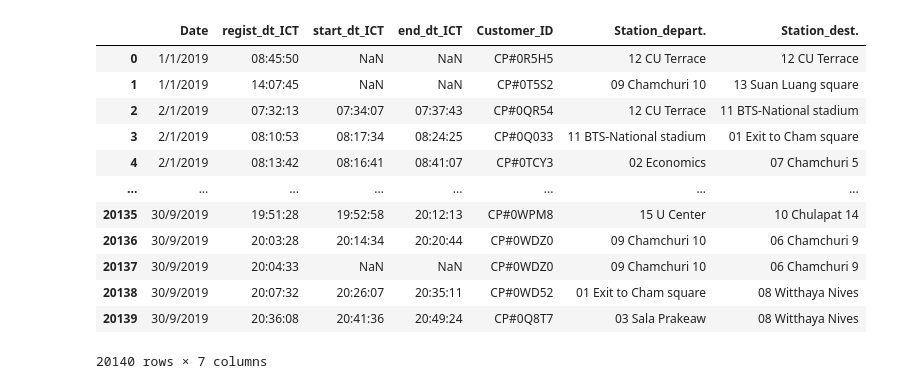
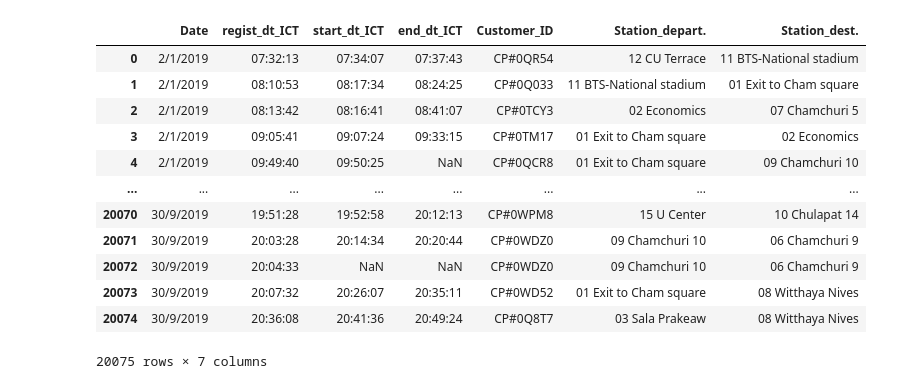
Before and after one commit to winnpm/ha-mo_data_visualization, a Jupyter notebook: Models.ipynb, the cells around one changed output. Drawn from its saved outputs; the diff is of its cells as text; code cells hidden in the pictures.

```diff
--- a/Models.ipynb
+++ b/Models.ipynb
@@ -11,38 +39,39 @@ import math
 # %%
 df = pd.read_csv('2-9_Jan_2019.csv')
 
 df_jan = pd.read_csv('all_usage_jan_2019.csv')
 df_feb = pd.read_csv('all_usage_feb_2019.csv')
 df_mar = pd.read_csv('all_usage_mar_2019.csv')
 df_apr = pd.read_csv('all_usage_apr_2019.csv')
 df_may = pd.read_csv('all_usage_may_2019.csv')
 df_jun = pd.read_csv('all_usage_jun_2019.csv')
 df_jul = pd.read_csv('all_usage_jul_2019.csv')
 df_aug = pd.read_csv('all_usage_aug_2019.csv')
 df_sep = pd.read_csv('all_usage_sep_2019.csv')
 
 df_all = pd.read_csv('all_usage_Jan_to_Sep_new.csv')
 df_merged = pd.read_csv('usage_and_failed_search_new.csv')
+df_merged_no_hol = pd.read_csv('usage_and_failed_search_no_hol.csv')
 df_open = pd.read_csv('all_usage_open_new.csv')
 df_open_merged = pd.read_csv('usage_and_failed_open_sem.csv')
 df_close = pd.read_csv('all_usage_close_new.csv')
 df_close_merged = pd.read_csv('usage_and_failed_close_sem.csv')
 
-df_merged
+df_merged_no_hol
 # %% [output]
 |  | Date | regist_dt_ICT | start_dt_ICT | end_dt_ICT | Customer_ID | Station_depart. | Station_dest. |
-| 0 | 1/1/2019 | 08:45:50 | NaN | NaN | CP#0R5H5 | 12 CU Terrace | 12 CU Terrace |
-| 1 | 1/1/2019 | 14:07:45 | NaN | NaN | CP#0T5S2 | 09 Chamchuri 10 | 13 Suan Luang square |
-| 2 | 2/1/2019 | 07:32:13 | 07:34:07 | 07:37:43 | CP#0QR54 | 12 CU Terrace | 11 BTS-National stadium |
-| 3 | 2/1/2019 | 08:10:53 | 08:17:34 | 08:24:25 | CP#0Q033 | 11 BTS-National stadium | 01 Exit to Cham square |
-| 4 | 2/1/2019 | 08:13:42 | 08:16:41 | 08:41:07 | CP#0TCY3 | 02 Economics | 07 Chamchuri 5 |
+| 0 | 2/1/2019 | 07:32:13 | 07:34:07 | 07:37:43 | CP#0QR54 | 12 CU Terrace | 11 BTS-National stadium |
+| 1 | 2/1/2019 | 08:10:53 | 08:17:34 | 08:24:25 | CP#0Q033 | 11 BTS-National stadium | 01 Exit to Cham square |
+| 2 | 2/1/2019 | 08:13:42 | 08:16:41 | 08:41:07 | CP#0TCY3 | 02 Economics | 07 Chamchuri 5 |
+| 3 | 2/1/2019 | 09:05:41 | 09:07:24 | 09:33:15 | CP#0TM17 | 01 Exit to Cham square | 02 Economics |
+| 4 | 2/1/2019 | 09:49:40 | 09:50:25 | NaN | CP#0QCR8 | 01 Exit to Cham square | 09 Chamchuri 10 |
 | ... | ... | ... | ... | ... | ... | ... | ... |
-| 20135 | 30/9/2019 | 19:51:28 | 19:52:58 | 20:12:13 | CP#0WPM8 | 15 U Center | 10 Chulapat 14 |
-| 20136 | 30/9/2019 | 20:03:28 | 20:14:34 | 20:20:44 | CP#0WDZ0 | 09 Chamchuri 10 | 06 Chamchuri 9 |
-| 20137 | 30/9/2019 | 20:04:33 | NaN | NaN | CP#0WDZ0 | 09 Chamchuri 10 | 06 Chamchuri 9 |
-| 20138 | 30/9/2019 | 20:07:32 | 20:26:07 | 20:35:11 | CP#0WD52 | 01 Exit to Cham square | 08 Witthaya Nives |
-| 20139 | 30/9/2019 | 20:36:08 | 20:41:36 | 20:49:24 | CP#0Q8T7 | 03 Sala Prakeaw | 08 Witthaya Nives |
+| 20070 | 30/9/2019 | 19:51:28 | 19:52:58 | 20:12:13 | CP#0WPM8 | 15 U Center | 10 Chulapat 14 |
+| 20071 | 30/9/2019 | 20:03:28 | 20:14:34 | 20:20:44 | CP#0WDZ0 | 09 Chamchuri 10 | 06 Chamchuri 9 |
+| 20072 | 30/9/2019 | 20:04:33 | NaN | NaN | CP#0WDZ0 | 09 Chamchuri 10 | 06 Chamchuri 9 |
+| 20073 | 30/9/2019 | 20:07:32 | 20:26:07 | 20:35:11 | CP#0WD52 | 01 Exit to Cham square | 08 Witthaya Nives |
+| 20074 | 30/9/2019 | 20:36:08 | 20:41:36 | 20:49:24 | CP#0Q8T7 | 03 Sala Prakeaw | 08 Witthaya Nives |
-20140 rows × 7 columns
+20075 rows × 7 columns
 # %%
 mon = ['7/1/2019', '14/1/2019', '21/1/2019', '28/1/2019', '4/2/2019', '11/2/2019', '18/2/2019', '25/2/2019', '4/3/2019', '11/3/2019', '18/3/2019', '25/3/2019', '1/4/2019', '22/4/2019', '29/4/2019', '13/5/2019', '27/5/2019', '10/6/2019', '17/6/2019', '24/6/2019', '1/7/2019', '8/7/2019', '15/7/2019', '22/7/2019', '5/8/2019', '12/8/2019', '19/8/2019', '26/8/2019', '2/9/2019', '9/9/2019', '16/9/2019', '23/9/2019', '30/9/2019']
 tue = ['8/1/2019', '15/1/2019', '22/1/2019', '29/1/2019', '5/2/2019', '12/2/2019', '26/2/2019', '5/3/2019', '12/3/2019', '19/3/2019', '26/3/2019', '2/4/2019', '9/4/2019', '23/4/2019', '30/4/2019', '7/5/2019', '14/5/2019', '21/5/2019', '28/5/2019', '4/6/2019', '11/6/2019', '18/6/2019', '25/6/2019', '2/7/2019', '9/7/2019', '23/7/2019', '30/7/2019', '6/8/2019', '13/8/2019', '20/8/2019', '27/8/2019', '3/9/2019', '10/9/2019', '17/9/2019', '24/9/2019']
```
Also changed, not shown: parts of 84 cells of this notebook, 1 other file.
